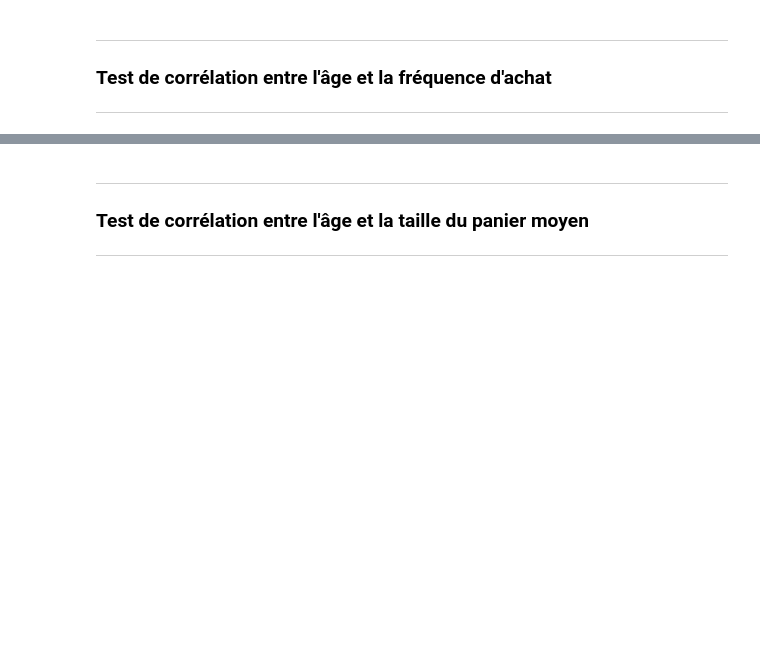
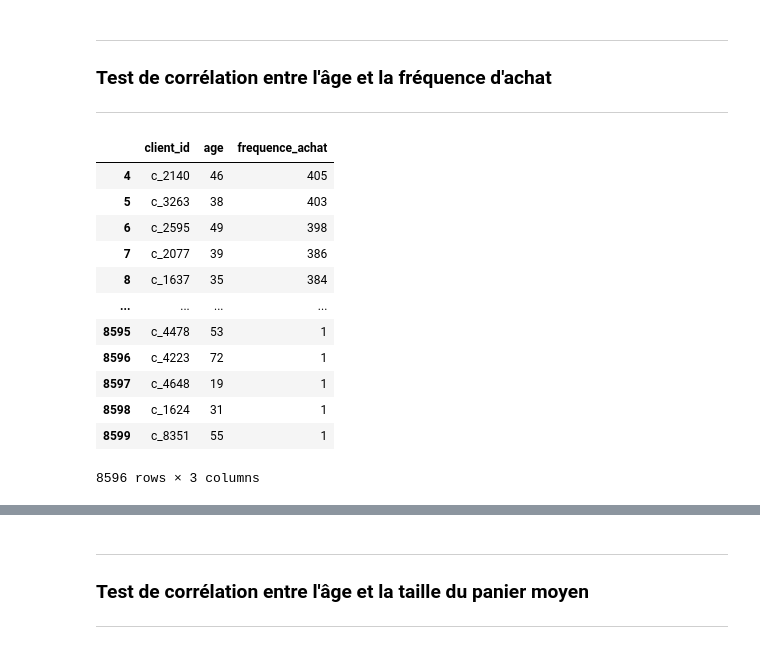
Before and after one commit to IshemZ/Projet_6-Lapage, a Jupyter notebook: Programme/5.data_statistics.ipynb, the cells around one changed output, grey strips where cells are left out. Drawn from its saved outputs; the diff is of its cells as text; code cells hidden in the pictures; blank space fills up the shorter version.

```diff
--- a/Programme/5.data_statistics.ipynb
+++ b/Programme/5.data_statistics.ipynb
@@ -666,3 +667,26 @@ plt.show()
 ---
 ### Test de corrélation entre l'âge et la fréquence d'achat
 ---
+# %%
+#Création d'une variable 'frequence_achat' qui contient le nombre d'achat
+df_stat['frequence_achat'] = 1
+
+#Aggrégation des données par client et par âge pour plus de précision dans l'analyse
+data_aggregated = df_stat.groupby(['client_id', 'age'])['frequence_achat'].sum().reset_index()
+data_aggregated = data_aggregated.sort_values(by='frequence_achat', ascending=False).reset_index(drop=True)
+data_aggregated_no_outliers = data_aggregated.loc[data_aggregated['frequence_achat'] < 5000 ] #je filtre les valeurs extrêmes
+data_aggregated_no_outliers
+# %% [output]
+|  | client_id | age | frequence_achat |
+| 4 | c_2140 | 46 | 405 |
+| 5 | c_3263 | 38 | 403 |
+| 6 | c_2595 | 49 | 398 |
+| 7 | c_2077 | 39 | 386 |
+| 8 | c_1637 | 35 | 384 |
+| ... | ... | ... | ... |
+| 8595 | c_4478 | 53 | 1 |
+| 8596 | c_4223 | 72 | 1 |
+| 8597 | c_4648 | 19 | 1 |
+| 8598 | c_1624 | 31 | 1 |
+| 8599 | c_8351 | 55 | 1 |
+8596 rows × 3 columns
```
Also changed, not shown: parts of 4 cells of this notebook.
